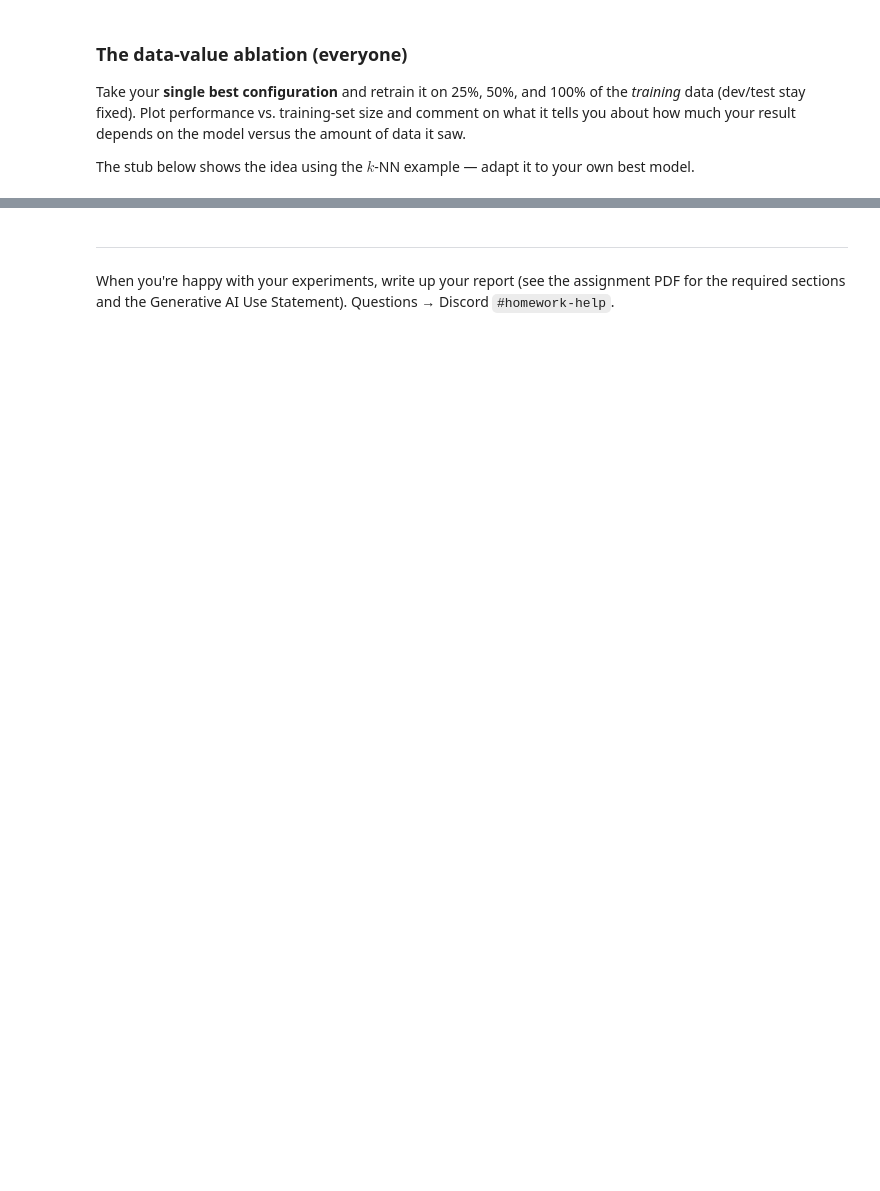
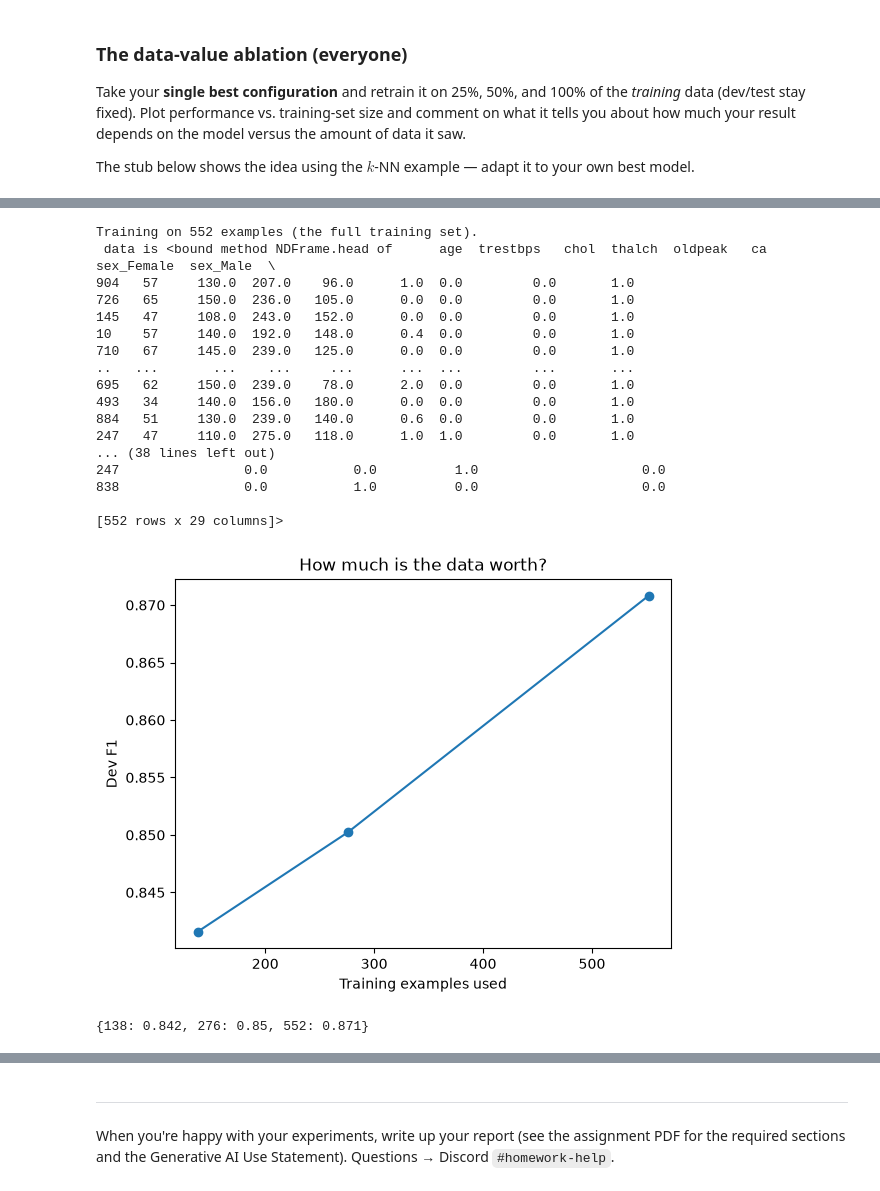
Before and after one commit to mhage82/ARI510, a Jupyter notebook: notebooks/lab1_starter_mohammad_hassan.ipynb, the cells around one changed output, grey strips where cells are left out. Saved outputs shown, nothing was run; the diff lists cells and outputs as text; code cells hidden in the pictures; blank space fills up the shorter version.

```diff
--- a/notebooks/lab1_starter_mohammad_hassan.ipynb
+++ b/notebooks/lab1_starter_mohammad_hassan.ipynb
@@ -72,0 +101,6 @@ X.head()
+# %%
+print("Missing values per feature with descending order:")
+print(X.isna().sum().sort_values(ascending=False))
+for col in X.columns:
+    if X[col].eq(0).any():
+        print(f"Column '{col}' has {X[col].eq(0).sum()} zero values.")
@@ -92,15 +246,3 @@ print(f'train: {len(X_train)}   dev: {len(X_dev)}   test: {len(X_test)}')
 $k$-NN compares a new point to its nearest neighbors, so the **scale** of each feature matters (a feature measured in the hundreds would otherwise dominate one measured 0–1). We put a `StandardScaler` in a `Pipeline` with the classifier so scaling is fit on the training data only.
 
 We evaluate on the **dev** set — not the test set.
-# %%
-knn = Pipeline([
-    ('scale', StandardScaler()),
-    ('knn', KNeighborsClassifier(n_neighbors=5)),
-])
-knn.fit(X_train, y_train)
-
-dev_pred = knn.predict(X_dev)
-print('Dev-set performance for k=5:')
-print(classification_report(y_dev, dev_pred, digits=3))
-print('Confusion matrix (rows=true, cols=pred):')
-print(confusion_matrix(y_dev, dev_pred))
@@ -148,0 +486,61 @@ print(dict(zip(sizes, [round(s, 3) for s in scores])))
+# %%
+# YOUR TURN: adapt this to your BEST model, and pick the metric you care about.
+fractions = [0.25, 0.50, 1.00]
+sizes, scores = [], []
+for frac in fractions:
+    # Randomly select rows
+    X_sub = X_train_final.sample(frac=frac, random_state=0)
+
+    # Restore the original training DataFrame row order
+    X_sub = X_sub.loc[
+        X_train_final.index[X_train_final.index.isin(X_sub.index)]
+    ]
+
+    # Align labels with selected features
+    y_sub = y_train.loc[X_sub.index]
+    if frac == 1.00:
+        print(f"Training on {len(X_sub)} examples (the full training set).")
+        print(f" data is {X_sub.head}")
+    forest_model = RandomForestClassifier(n_estimators=100, min_samples_leaf=5, max_depth=5, random_state=23)
+    forest_model.fit(X_sub, y_sub)
+
+    dev_pred = forest_model.predict(X_dev_final)
+    forrest_results.append({
+        "n_estimators": n,
+        "min_samples_leaf": leaf_size,
+        "max_depth": depth,
+        "recall": recall_score(y_dev, dev_pred),
+        "precision": precision_score(y_dev, dev_pred),
+        "f1": f1_score(y_dev, dev_pred),
+        "accuracy": accuracy_score(y_dev, dev_pred)
+    })
+
+    sizes.append(len(X_sub))
+    scores.append(f1_score(y_dev, forest_model.predict(X_dev_final)))
+
+plt.plot(sizes, scores, marker='o')
+plt.xlabel('Training examples used')
+plt.ylabel('Dev F1')
+plt.title('How much is the data worth?')
+plt.show()
+print(dict(zip(sizes, [round(s, 3) for s in scores])))
+# %% [output]
+Training on 552 examples (the full training set).
+ data is <bound method NDFrame.head of      age  trestbps   chol  thalch  oldpeak   ca  sex_Female  sex_Male  \
+904   57     130.0  207.0    96.0      1.0  0.0         0.0       1.0
+726   65     150.0  236.0   105.0      0.0  0.0         0.0       1.0
+145   47     108.0  243.0   152.0      0.0  0.0         0.0       1.0
+10    57     140.0  192.0   148.0      0.4  0.0         0.0       1.0
+710   67     145.0  239.0   125.0      0.0  0.0         0.0       1.0
+..   ...       ...    ...     ...      ...  ...         ...       ...
+695   62     150.0  239.0    78.0      2.0  0.0         0.0       1.0
+493   34     140.0  156.0   180.0      0.0  0.0         0.0       1.0
+884   51     130.0  239.0   140.0      0.6  0.0         0.0       1.0
+247   47     110.0  275.0   118.0      1.0  1.0         0.0       1.0
+... (38 lines left out)
+247                0.0           0.0          1.0                     0.0
+838                0.0           1.0          0.0                     0.0
+
+[552 rows x 29 columns]>
+[figure, added]
+{138: 0.842, 276: 0.85, 552: 0.871}
```
Also changed, not shown: parts of 17 cells of this notebook, 5 other files.
